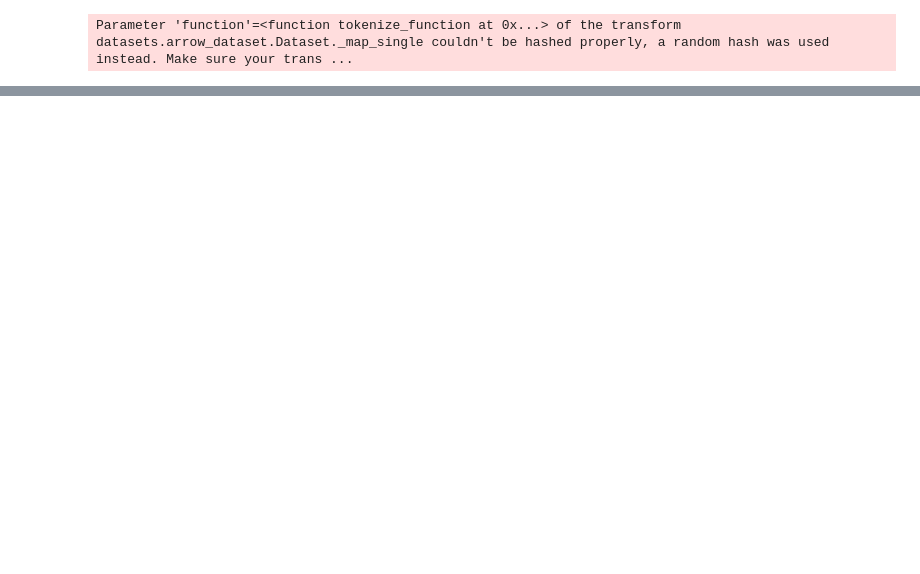
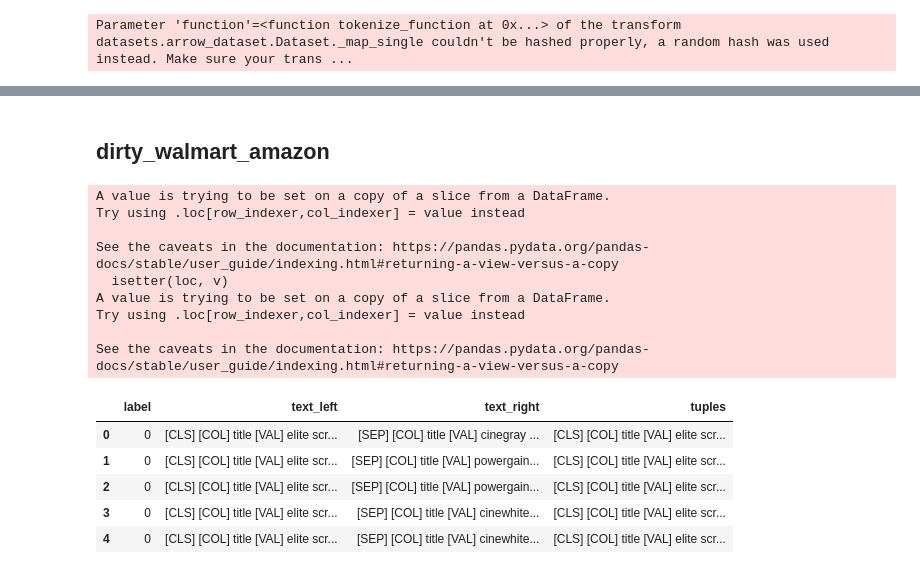
Before and after one commit to AJamal27891/University-coursees-projects, a Jupyter notebook: ConvBert_Matching_entities.ipynb, the cells around one changed output, grey strips where cells are left out. Saved outputs shown, nothing was run; the diff lists cells and outputs as text; code cells hidden in the pictures; blank space fills up the shorter version.

```diff
--- a/ConvBert_Matching_entities.ipynb
+++ b/ConvBert_Matching_entities.ipynb
@@ -313,0 +482,26 @@ The following columns in the evaluation set  don't have a corresponding argument
+# %% [markdown]
+## dirty_walmart_amazon
+# %%
+table_A = pd.read_csv(dirty_walmart_amazon+r'/deep_matcher/tableA.csv')
+table_B = pd.read_csv(dirty_walmart_amazon+r'/deep_matcher/tableB.csv')
+AG_train = pd.read_csv(dirty_walmart_amazon+r'/deep_matcher/train.csv')
+AG_test = pd.read_csv(dirty_walmart_amazon+r'/deep_matcher/test.csv')
+AG_valid = pd.read_csv(dirty_walmart_amazon+r'/deep_matcher/valid.csv')
+AG_train, AG_test, AG_valid = merger(table_A,table_B,AG_train,AG_test,AG_valid)
+AG_train.head()
+# %% [output]
+A value is trying to be set on a copy of a slice from a DataFrame.
+Try using .loc[row_indexer,col_indexer] = value instead
+
+See the caveats in the documentation: https://pandas.pydata.org/pandas-docs/stable/user_guide/indexing.html#returning-a-view-versus-a-copy
+  isetter(loc, v)
+A value is trying to be set on a copy of a slice from a DataFrame.
+Try using .loc[row_indexer,col_indexer] = value instead
+
+See the caveats in the documentation: https://pandas.pydata.org/pandas-docs/stable/user_guide/indexing.html#returning-a-view-versus-a-copy
+|  | label | text_left | text_right | tuples |
+| 0 | 0 | [CLS] [COL] title [VAL] elite scr... | [SEP] [COL] title [VAL] cinegray ... | [CLS] [COL] title [VAL] elite scr... |
+| 1 | 0 | [CLS] [COL] title [VAL] elite scr... | [SEP] [COL] title [VAL] powergain... | [CLS] [COL] title [VAL] elite scr... |
+| 2 | 0 | [CLS] [COL] title [VAL] elite scr... | [SEP] [COL] title [VAL] powergain... | [CLS] [COL] title [VAL] elite scr... |
+| 3 | 0 | [CLS] [COL] title [VAL] elite scr... | [SEP] [COL] title [VAL] cinewhite... | [CLS] [COL] title [VAL] elite scr... |
+| 4 | 0 | [CLS] [COL] title [VAL] elite scr... | [SEP] [COL] title [VAL] cinewhite... | [CLS] [COL] title [VAL] elite scr... |
```
Also changed, not shown: parts of 29 cells of this notebook.
